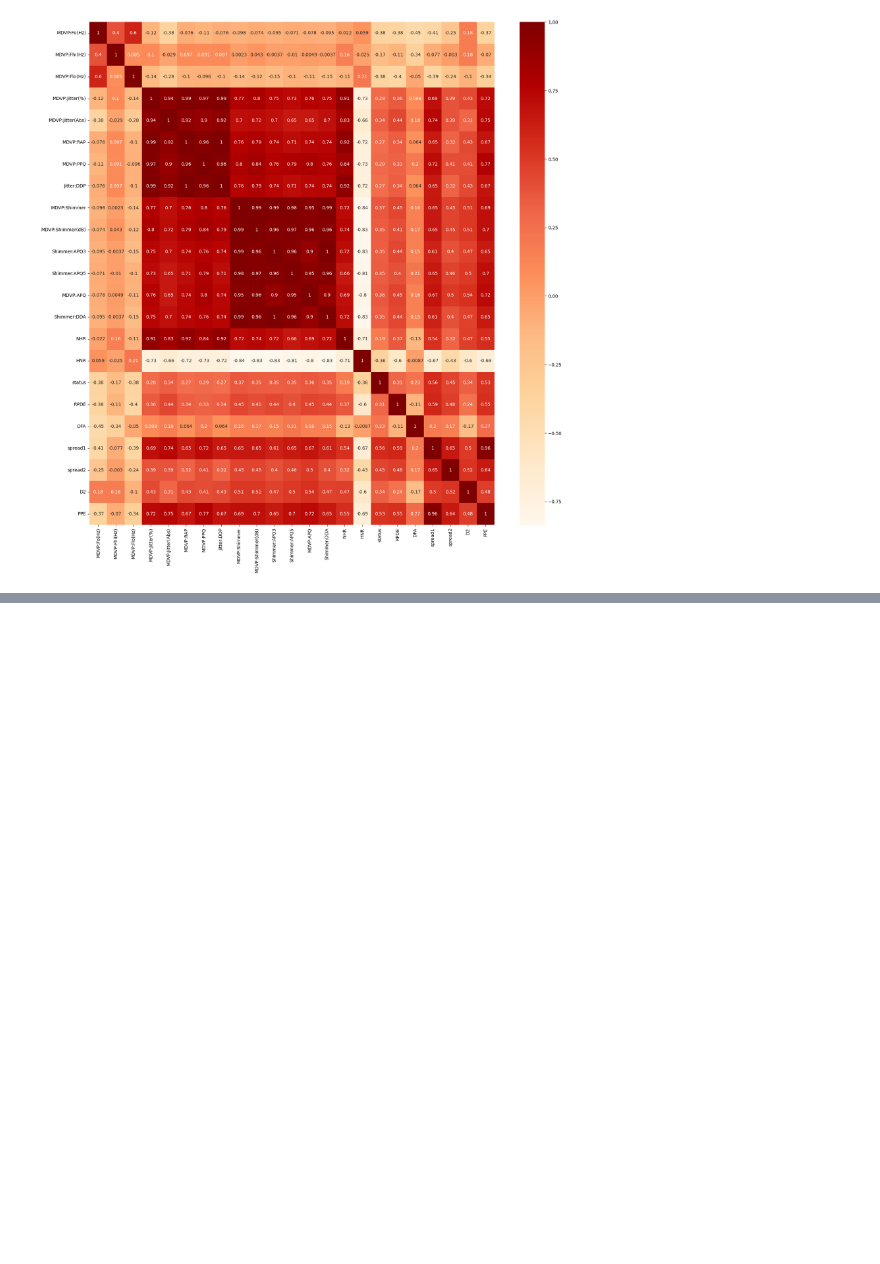
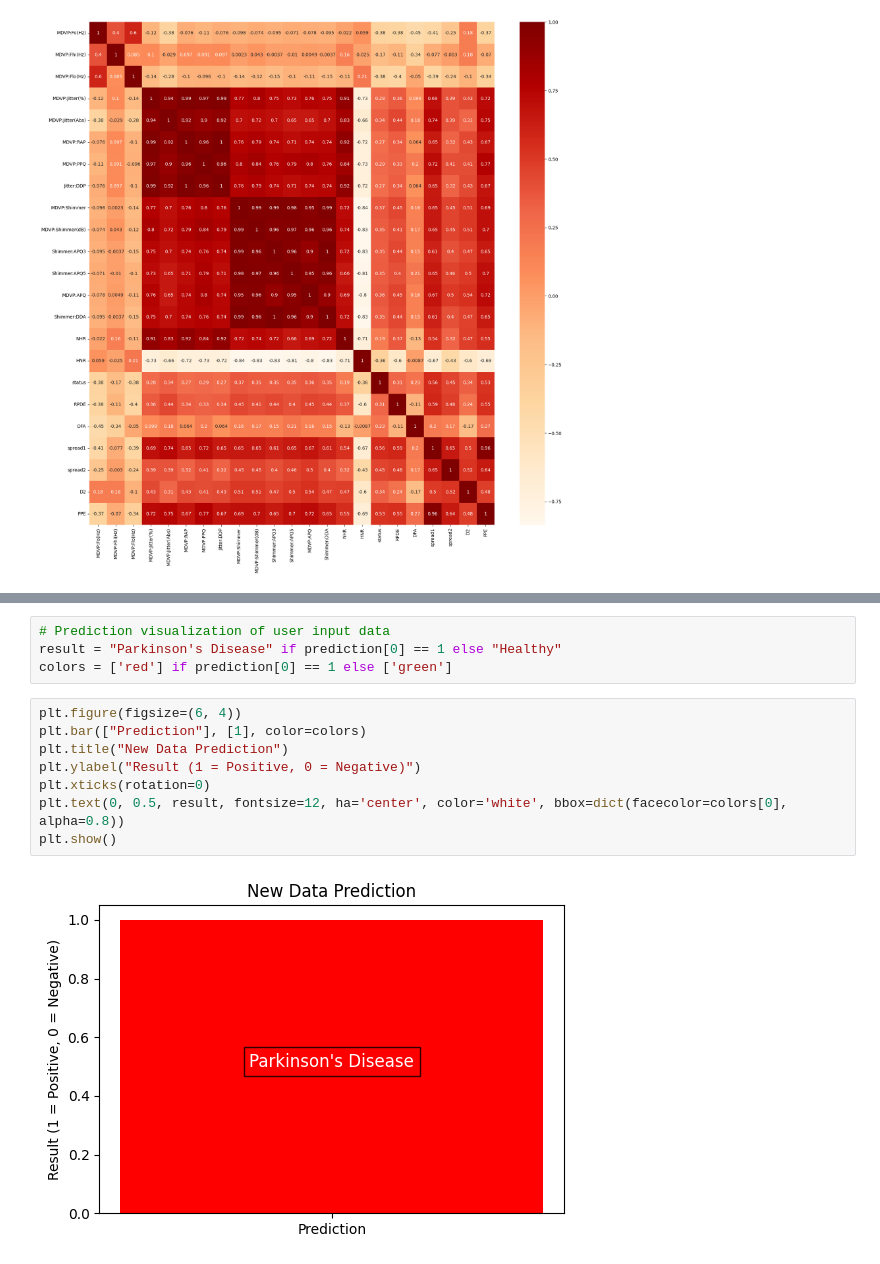
Before and after one commit to yagyashahi7/Voice_Based_Parkinson-s_Disease_Detection, a Jupyter notebook: step_by_step_code.ipynb, the cells around one changed output, grey strips where cells are left out. Saved outputs shown, nothing was run; the diff lists cells and outputs as text; blank space fills up the shorter version.

```diff
--- a/step_by_step_code.ipynb
+++ b/step_by_step_code.ipynb
@@ -93,0 +108,14 @@ plt.show()
+# %%
+# Prediction visualization of user input data
+result = "Parkinson's Disease" if prediction[0] == 1 else "Healthy"
+colors = ['red'] if prediction[0] == 1 else ['green']
+# %%
+plt.figure(figsize=(6, 4))
+plt.bar(["Prediction"], [1], color=colors)
+plt.title("New Data Prediction")
+plt.ylabel("Result (1 = Positive, 0 = Negative)")
+plt.xticks(rotation=0)
+plt.text(0, 0.5, result, fontsize=12, ha='center', color='white', bbox=dict(facecolor=colors[0], alpha=0.8))
+plt.show()
+# %% [output]
+[figure, added]
```
Also changed, not shown: parts of 2 cells of this notebook.
